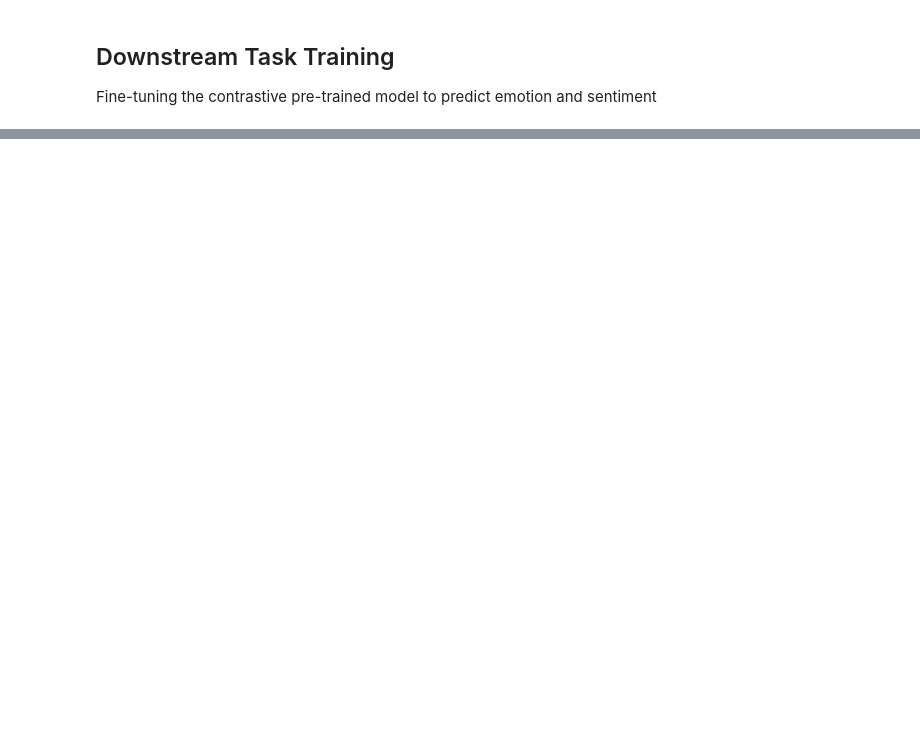
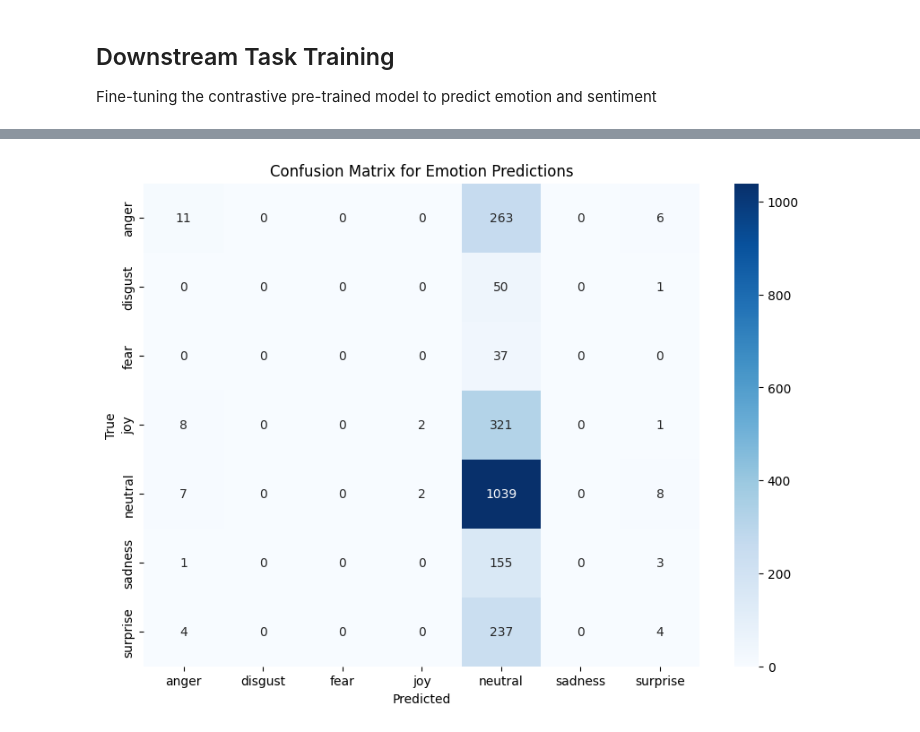
Before and after one commit to xylarshayu/msa-pluto, a Jupyter notebook: MSA_2023 (2).ipynb, the cells around one changed output, grey strips where cells are left out. Cells and saved outputs as stored; diff of their text form; code cells hidden in the pictures; blank space fills up the shorter version.

```diff
--- a/MSA_2023 (2).ipynb
+++ b/MSA_2023 (2).ipynb
@@ -759,0 +867,9 @@ print(classification_report(emotion_labels, emotion_preds))
+# %%
+plt.figure(figsize=(10,7))
+sns.heatmap(emotion_cm, annot=True, fmt='d', cmap='Blues', xticklabels=emotion_classes, yticklabels=emotion_classes)
+plt.title('Confusion Matrix for Emotion Predictions')
+plt.xlabel('Predicted')
+plt.ylabel('True')
+plt.show()
+# %% [output]
+[figure, added]
```
Also changed, not shown: parts of 7 cells of this notebook.
